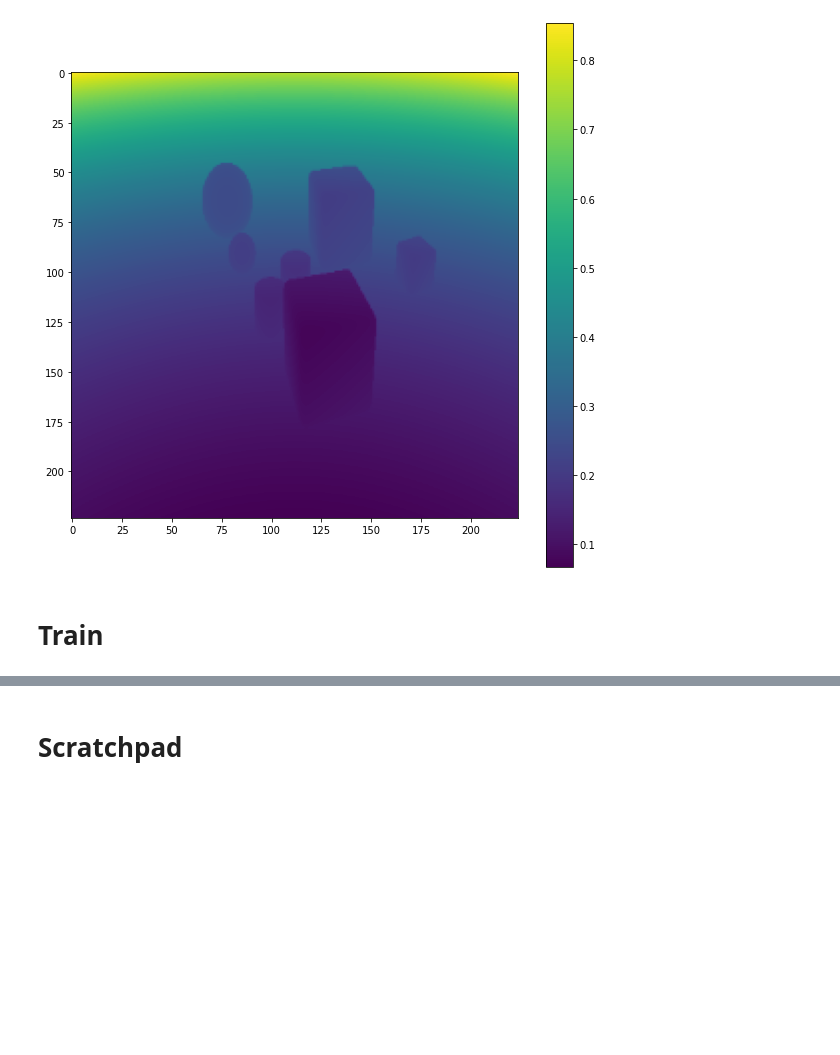
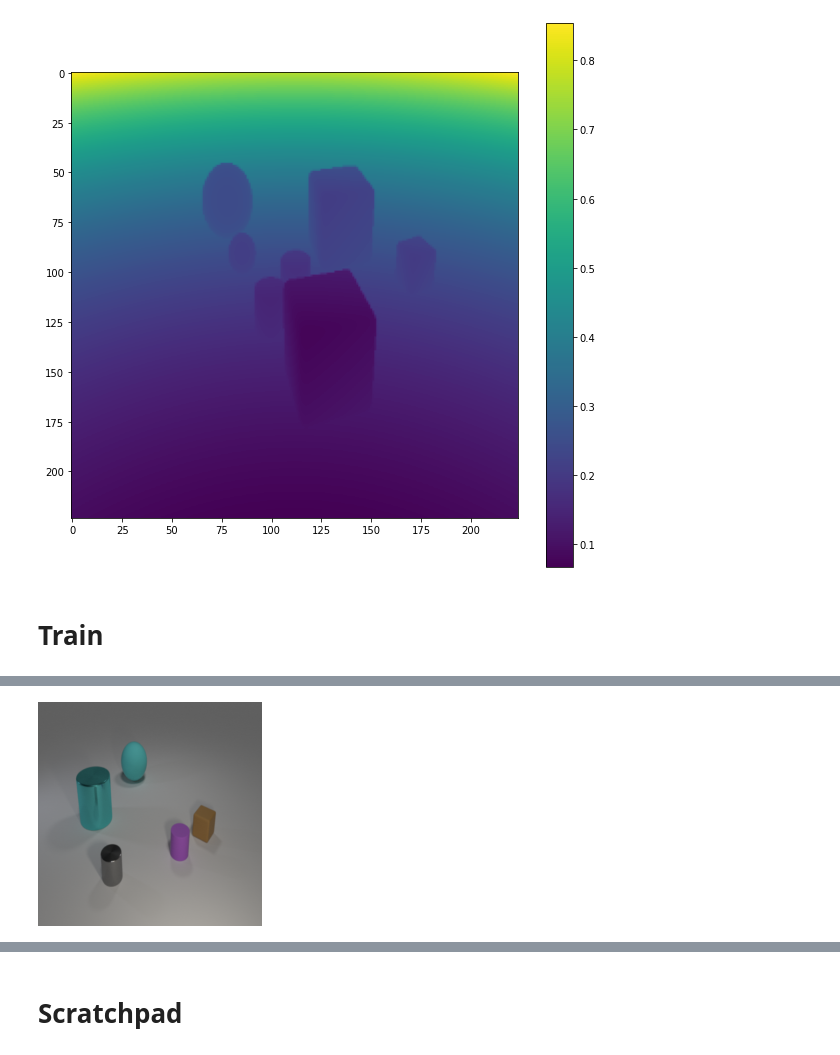
Before and after one commit to sebamenabar/CLEVR-Midlevel-Reps, a Jupyter notebook: nbs/everything.ipynb, the cells around one changed output, grey strips where cells are left out. Saved outputs shown, nothing was run; the diff lists cells and outputs as text; code cells hidden in the pictures; blank space fills up the shorter version.

Commit message:
barebones training

```diff
--- a/nbs/everything.ipynb
+++ b/nbs/everything.ipynb
@@ -812,0 +830,11 @@ ModelTrainer(
+# %%
+depth_cfg.gpus = 1
+depth_cfg.train.lnorm = 'l1'
+depth_cfg.train.num_workers = 8
+depth_cfg.train.lrs.default = 2e-5
+depth_cfg.train.base_data_dir = '/storage1/samenabar/code/CLMAC/clevr-dataset-gen/datasets/CLEVR_v1.2/'
+
+depth_cfg.model.decoder.kwargs.output_act = 'sigmoid'
+depth_cfg.model.backbone.kwargs.layers = [2, 2, 2, 2]
+
+depth_cfg
@@ -812,0 +857,3 @@ ModelTrainer(
+# %%
+depth_cfg.train.lnorm = 'smooth_l1'
+model = ModelTrainer(depth_cfg)
@@ -812,0 +886,13 @@ ModelTrainer(
+# %%
+dataset = CLEVRMidrepsDataset(
+    depth_cfg.train.base_data_dir,
+    split="train",
+    transform=CLEVRMidrepsDataset.default_img_transform,
+    midreps_transform=CLEVRMidrepsDataset.default_midreps_transforms,
+)
+# %%
+sample = dataset[1][0].unsqueeze(0).cuda()
+# %%
+ T.functional.to_pil_image(sample[0].cpu())
+# %% [output]
+[figure, added]
```
Also changed, not shown: parts of 35 cells of this notebook.
